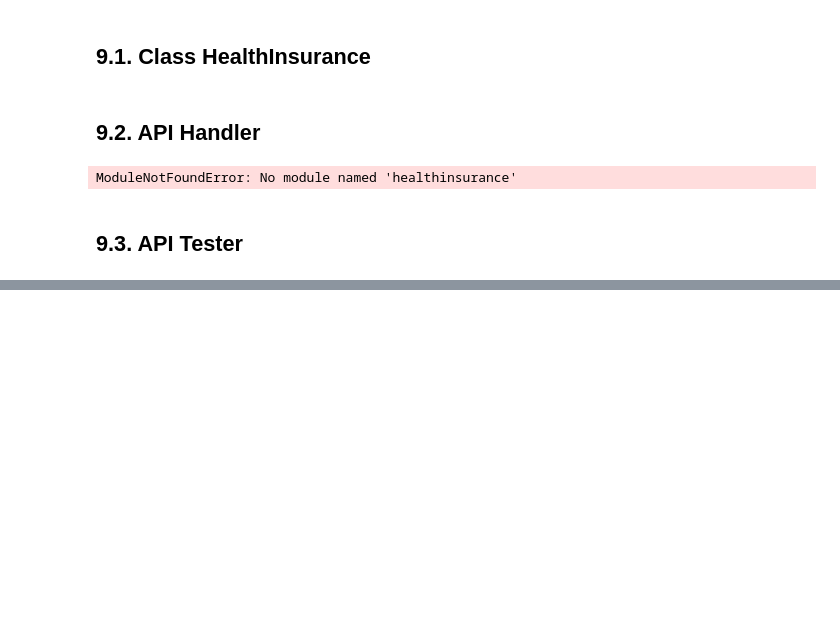
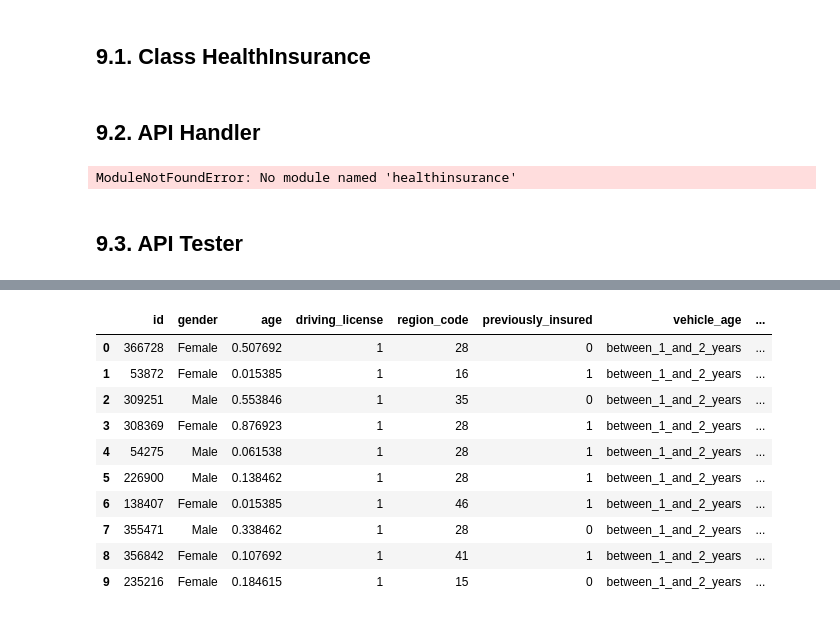
Before and after one commit to heitorfe/health_insurance_cross_sale, a Jupyter notebook: notebooks/health_insurance_cross_sell.1.ipynb, the cells around one changed output, grey strips where cells are left out. Drawn from its saved outputs; the diff is of its cells as text; code cells hidden in the pictures; blank space fills up the shorter version.

```diff
--- a/notebooks/health_insurance_cross_sell.1.ipynb
+++ b/notebooks/health_insurance_cross_sell.1.ipynb
@@ -927,7 +927,7 @@ df_test = df_test.sample(10)
 data = json.dumps(df_test.to_dict(orient='records'))
 # %%
 #API Call
-url = 'https://health-insurance-csell.herokuapp.com/predict'
+url = 'https://health-insurance-cross2.herokuapp.com/predict'
 header = { 'Content-type': 'application/json' }
 
 
@@ -937,0 +938,3 @@ Status Code: 503
+# %%
+d1 = pd.DataFrame( r.json(), columns=r.json()[0].keys() )
+d1.sort_values( 'score', ascending=False ).head()
@@ -937,0 +948,14 @@ Status Code: 503
+# %%
+d1
+# %% [output]
+|  | id | gender | age | driving_license | region_code | previously_insured | vehicle_age | ... |
+| 0 | 366728 | Female | 0.507692 | 1 | 28 | 0 | between_1_and_2_years | ... |
+| 1 | 53872 | Female | 0.015385 | 1 | 16 | 1 | between_1_and_2_years | ... |
+| 2 | 309251 | Male | 0.553846 | 1 | 35 | 0 | between_1_and_2_years | ... |
+| 3 | 308369 | Female | 0.876923 | 1 | 28 | 1 | between_1_and_2_years | ... |
+| 4 | 54275 | Male | 0.061538 | 1 | 28 | 1 | between_1_and_2_years | ... |
+| 5 | 226900 | Male | 0.138462 | 1 | 28 | 1 | between_1_and_2_years | ... |
+| 6 | 138407 | Female | 0.015385 | 1 | 46 | 1 | between_1_and_2_years | ... |
+| 7 | 355471 | Male | 0.338462 | 1 | 28 | 0 | between_1_and_2_years | ... |
+| 8 | 356842 | Female | 0.107692 | 1 | 41 | 1 | between_1_and_2_years | ... |
+| 9 | 235216 | Female | 0.184615 | 1 | 15 | 0 | between_1_and_2_years | ... |
```
Also changed, not shown: parts of 2 cells of this notebook, 1 other file.
